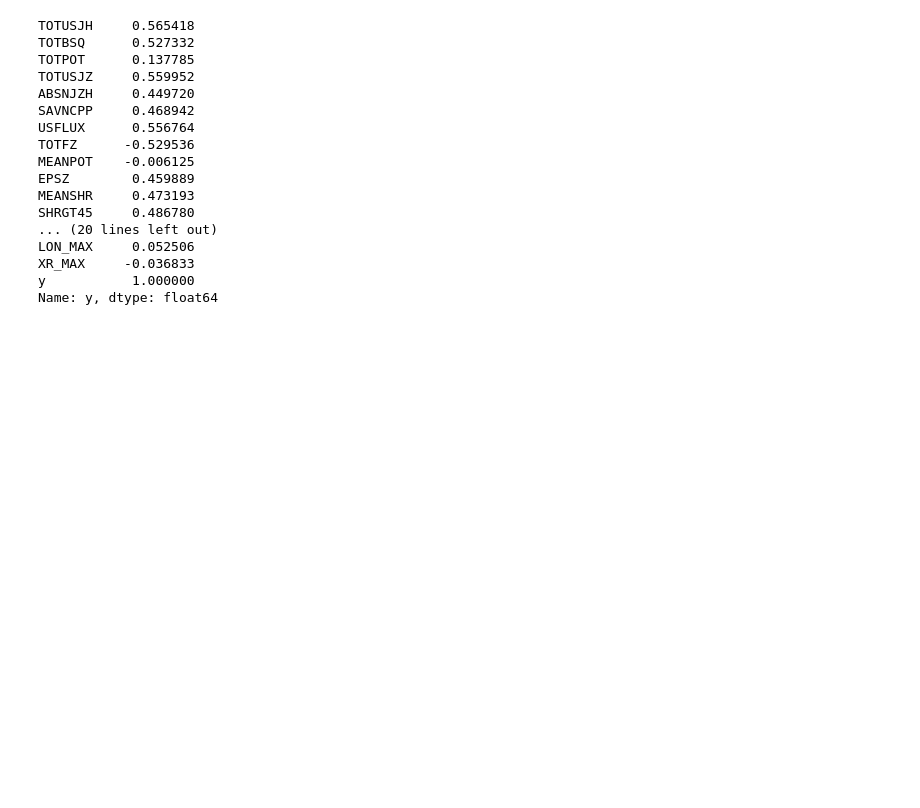
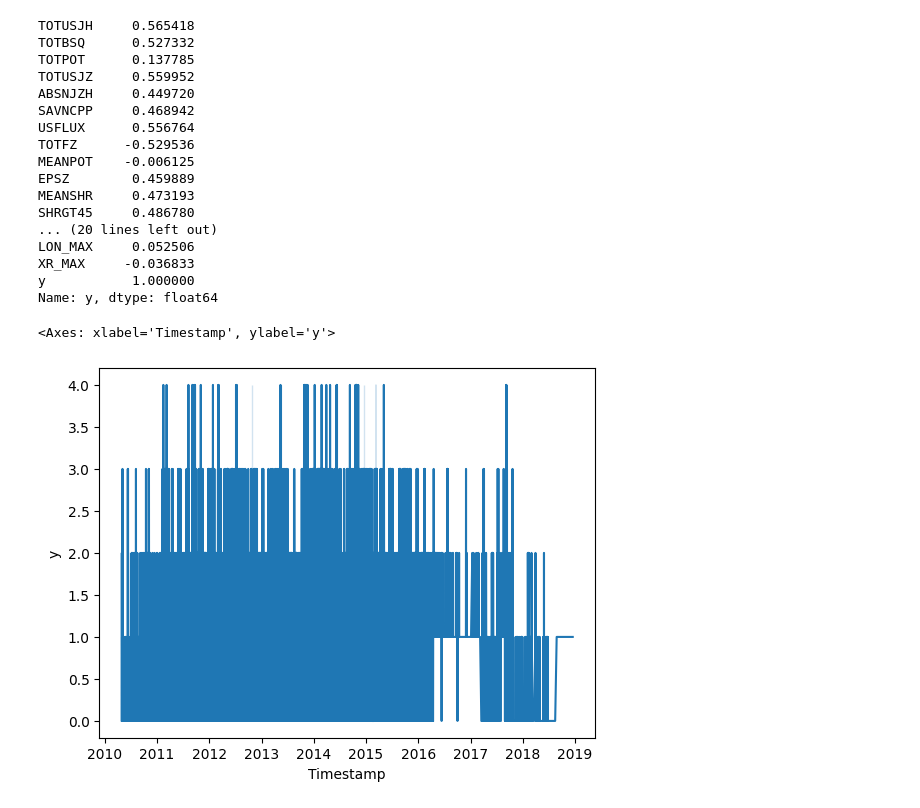
Before and after one commit to sadrajafari/cs5830_final-project, a Jupyter notebook: hannah.ipynb, the cells around one changed output. Cells and saved outputs as stored; diff of their text form; code cells hidden in the pictures; blank space fills up the shorter version.

```diff
--- a/hannah.ipynb
+++ b/hannah.ipynb
@@ -6,6 +6,7 @@ import seaborn as sns
 import matplotlib.pyplot as plt
 # %%
 df = pd.read_csv("data.csv", index_col=0)
+df['Timestamp'] = pd.to_datetime(df['Timestamp'])
 df.columns
 # %% [output]
 Index(['Timestamp', 'TOTUSJH', 'TOTBSQ', 'TOTPOT', 'TOTUSJZ', 'ABSNJZH',
@@ -57,0 +46,18 @@ Name: y, dtype: float64
+# %%
+sns.lineplot(
+  data=df,
+  x='Timestamp',
+  y='y',
+  # hue='Category',
+  # marker='o',
+  # markersize=10
+)
+# plt.title('Categorical Time Series Data')
+# plt.xlabel('Time Period')
+# plt.ylabel('Value')
+# plt.grid(True)
+# plt.legend(title='Category')
+# plt.show()
+# %% [output]
+<Axes: xlabel='Timestamp', ylabel='y'>
+[figure, added]
```
Also changed, not shown: parts of 4 cells of this notebook.
